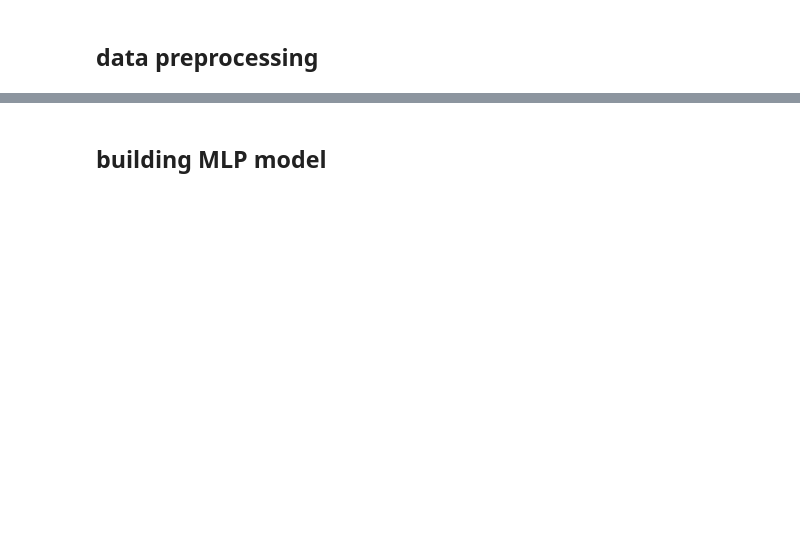
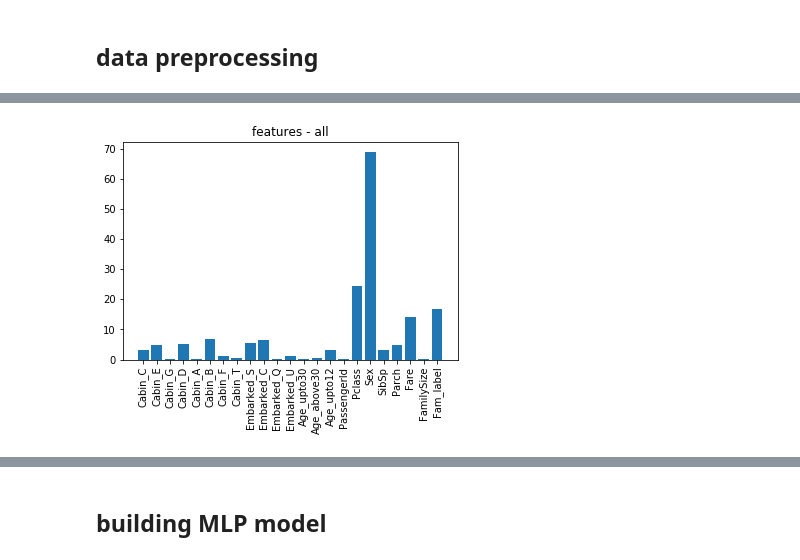
Before and after one commit to t1slowik/kaggle-titanic, a Jupyter notebook: titanic2.ipynb, the cells around one changed output, grey strips where cells are left out. Cells and saved outputs as stored; diff of their text form; code cells hidden in the pictures; blank space fills up the shorter version.

Commit message:
added family size feature

```diff
--- a/titanic2.ipynb
+++ b/titanic2.ipynb
@@ -48,13 +114,20 @@ test_dataset.isnull().sum()
 # remove dependent variable from train set to have the same structure as test set
 df_y=train_dataset['Survived'].copy()
 train_dataset.drop('Survived', axis=1,inplace=True)
+# %%
+# family size labels
+def Fam_label(s):
+    if (s >= 2) & (s <= 4):
+        return 1
+    else:
+        return 0
 # %%
 def preprocess_data(source_df):
     df=source_df.copy()
     # Age to bins, NaN to separate bin
     df.Age.fillna(-1, inplace=True)
-    age_bins=(-10,0,14,40,500)
-    age_labels=('unk','upto14','age_upto40','above40')
+    age_bins=(-10,0,12,30,500)
+    age_labels=('unk','upto12','upto30','above30')
     df.Age=pd.cut(df.Age, age_bins, labels=age_labels)
     #cabin - keep first letter
     df.Cabin.fillna('Unknown', inplace=True)
@@ -64,11 +137,13 @@ def preprocess_data(source_df):
     df.Fare=df.Fare.apply(lambda x: x/32)
     # embarked - fillna
     df.Embarked.fillna('U', inplace=True)
+    # SibSp, Parch - replace to binary
+    df['FamilySize']=df['SibSp']+df['Parch']+1
+    df.SibSp=df.SibSp.apply(lambda x: int(x>0))
+    df.Parch=df.Parch.apply(lambda x: int(x>0))
+    df['Fam_label']=df.FamilySize.apply(Fam_label)
     # ticket, name - drop
     df=df.drop(['Ticket','Name'], axis=1)
-    # SibSp, Parch - replace to binary
-    df.SibSp=df.SibSp.apply(lambda x: int(x>0))
-    df.Parch=df.Parch.apply(lambda x: int(x>0))
 
     #return preprocessed df
     return df
@@ -184,2 +197,26 @@ removed worst: Cabin_T, p=0.43026102541672473
+# %%
+# Perform feature selection
+K=11
+#drop manually featurez for "unknown" values
+df_train.drop('Cabin_U', axis=1, inplace=True)
+df_test.drop('Cabin_U', axis=1, inplace=True)
+df_train.drop('Age_unk', axis=1, inplace=True)
+df_test.drop('Age_unk', axis=1, inplace=True)
+
+#draw a graph before
+predictors=df_train.columns.tolist()
+selector = SelectKBest(f_classif, k='all')
+_=selector.fit(df_train, df_y)
+scores = -np.log10(selector.pvalues_)
+plt.bar(range(len(predictors)), scores)
+plt.xticks(range(len(predictors)), predictors, rotation='vertical')
+plt.title('features - all')
+plt.show()
+
+selector = SelectKBest(f_classif, k=K)
+X_train_pruned=selector.fit_transform(df_train, df_y)
+X_test_pruned=selector.transform(df_test)
+# %% [output]
+[figure, added]
 # %%
 X_train_pruned.shape
```
Also changed, not shown: parts of 18 cells of this notebook.
